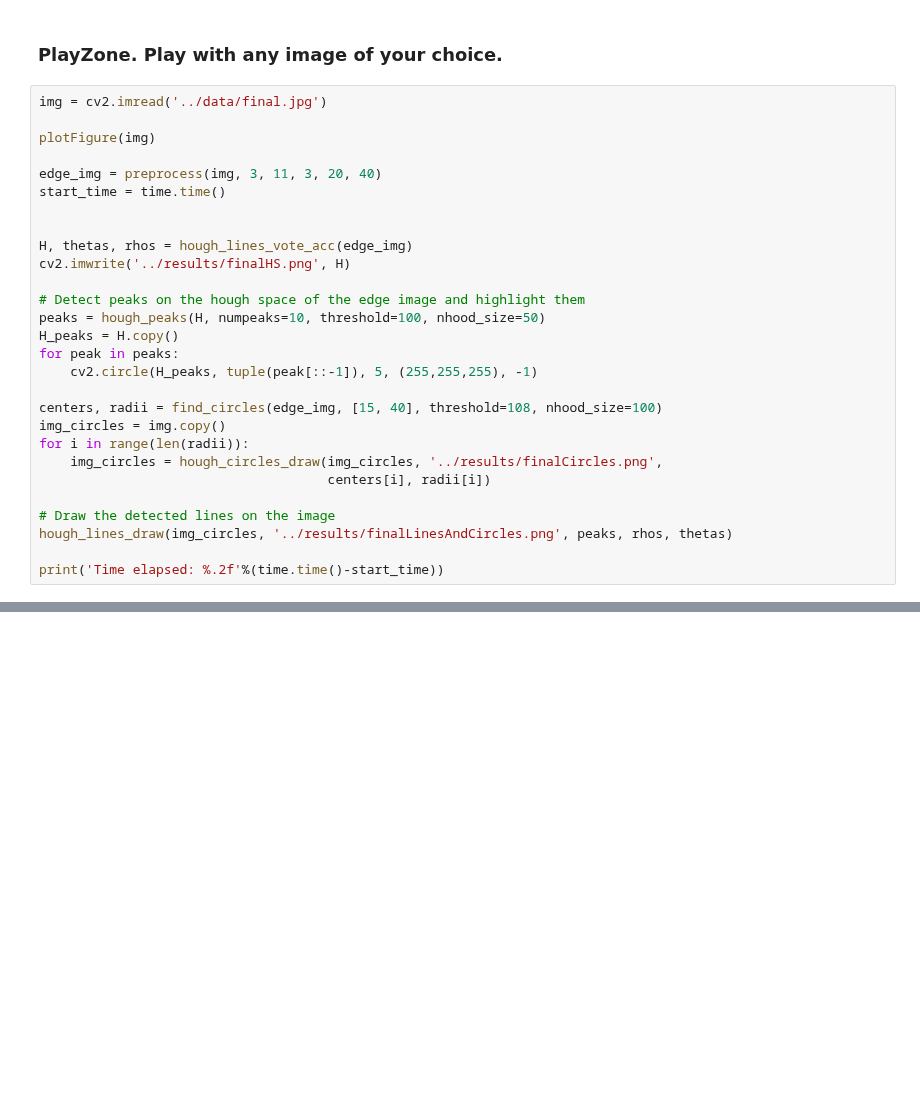
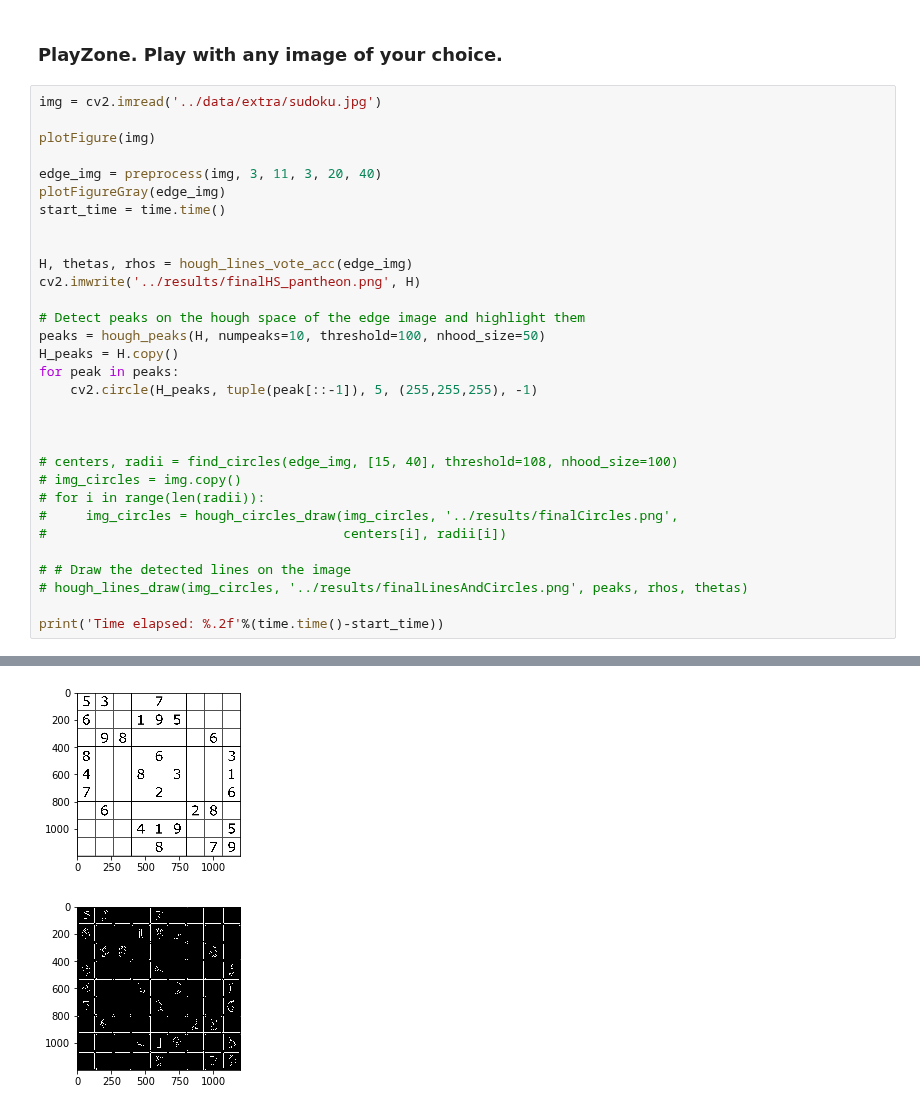
Before and after one commit to Jimut123/rkmveri-labs, a Jupyter notebook: ComputerVision/Projects/proj2/cv20_proj2/code/proj2.ipynb, the cells around one changed output, grey strips where cells are left out. Cells and saved outputs as stored; diff of their text form; blank space fills up the shorter version.

```diff
--- a/ComputerVision/Projects/proj2/cv20_proj2/code/proj2.ipynb
+++ b/ComputerVision/Projects/proj2/cv20_proj2/code/proj2.ipynb
@@ -200,16 +204,17 @@ print('Time elapsed: %.2f'%(time.time()-start_time))
 # %% [markdown]
 ### PlayZone. Play with any image of your choice.
 # %%
-img = cv2.imread('../data/final.jpg')
+img = cv2.imread('../data/extra/sudoku.jpg')
 
 plotFigure(img)
 
 edge_img = preprocess(img, 3, 11, 3, 20, 40)
+plotFigureGray(edge_img)
 start_time = time.time()
 
 
 H, thetas, rhos = hough_lines_vote_acc(edge_img)
-cv2.imwrite('../results/finalHS.png', H)
+cv2.imwrite('../results/finalHS_pantheon.png', H)
 
 # Detect peaks on the hough space of the edge image and highlight them
 peaks = hough_peaks(H, numpeaks=10, threshold=100, nhood_size=50)
@@ -217,13 +222,16 @@ H_peaks = H.copy()
 for peak in peaks:
     cv2.circle(H_peaks, tuple(peak[::-1]), 5, (255,255,255), -1)
 
-centers, radii = find_circles(edge_img, [15, 40], threshold=108, nhood_size=100)
-img_circles = img.copy()
-for i in range(len(radii)):
-    img_circles = hough_circles_draw(img_circles, '../results/finalCircles.png',
-                                     centers[i], radii[i])
 
-# Draw the detected lines on the image
-hough_lines_draw(img_circles, '../results/finalLinesAndCircles.png', peaks, rhos, thetas)
+
+# centers, radii = find_circles(edge_img, [15, 40], threshold=108, nhood_size=100)
+# img_circles = img.copy()
+# for i in range(len(radii)):
+#     img_circles = hough_circles_draw(img_circles, '../results/finalCircles.png',
+#                                      centers[i], radii[i])
+
+# # Draw the detected lines on the image
+# hough_lines_draw(img_circles, '../results/finalLinesAndCircles.png', peaks, rhos, thetas)
 
 print('Time elapsed: %.2f'%(time.time()-start_time))
+# %% [output]
@@ -229,0 +239,2 @@ print('Time elapsed: %.2f'%(time.time()-start_time))
+[figure, added]
+[figure, added]
```
Also changed, not shown: parts of 7 cells of this notebook, 16 other files.
